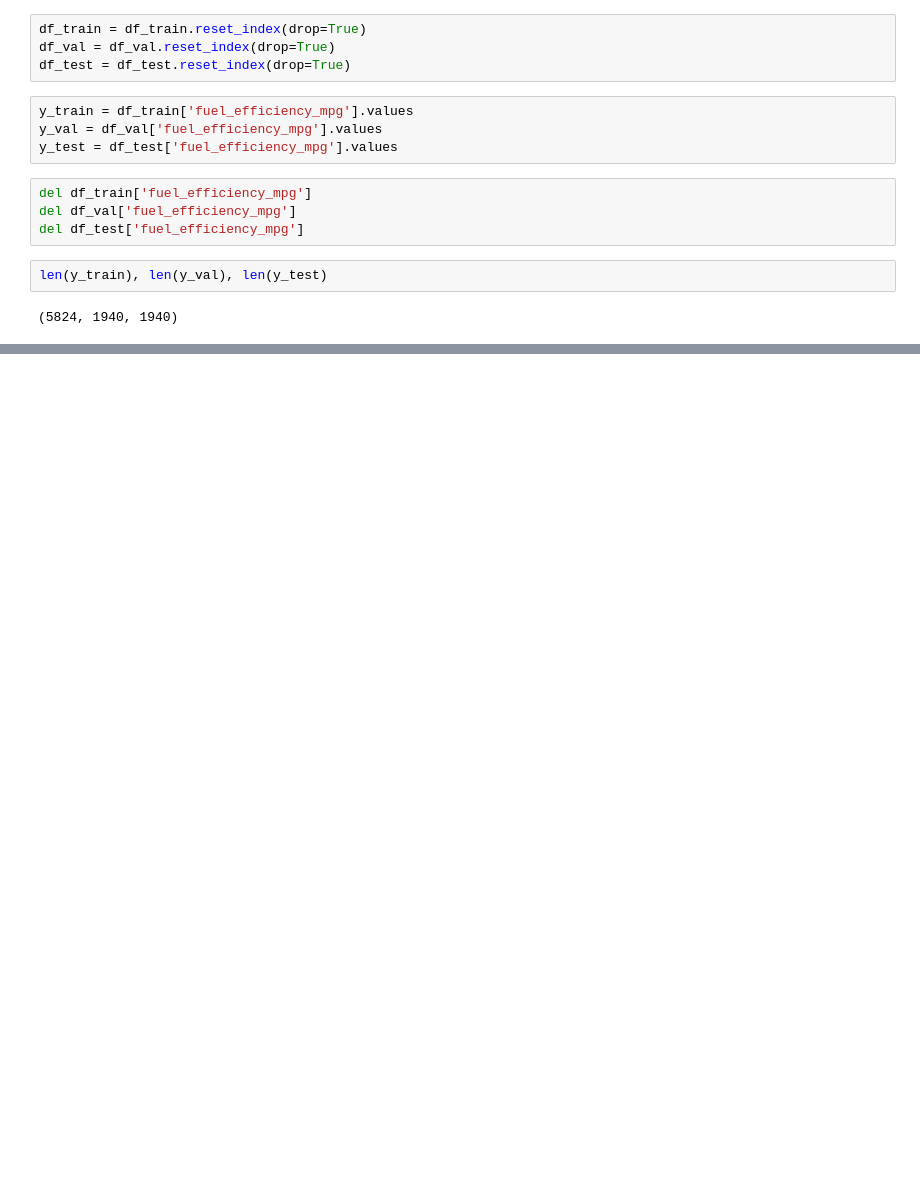
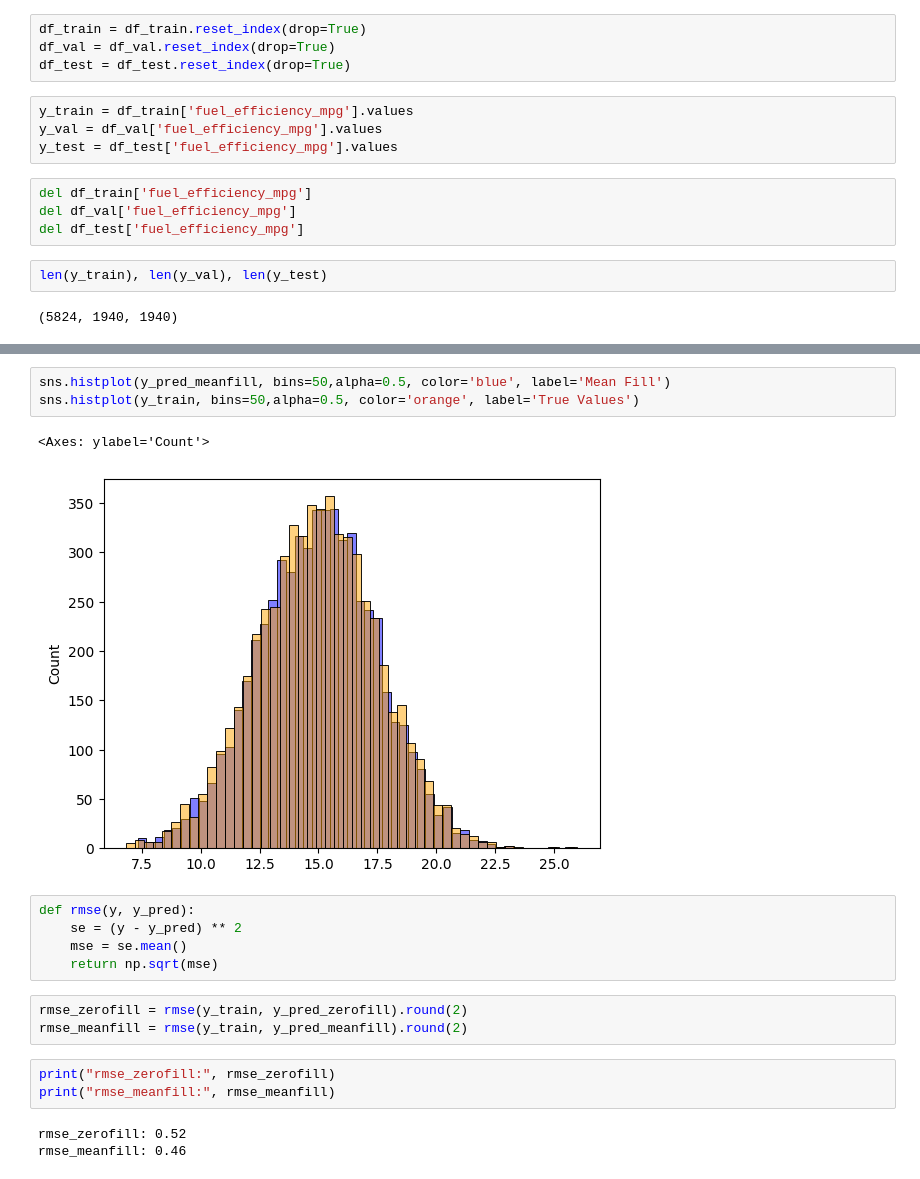
Before and after one commit to BhuvanChaithanya/machine-learning-zoomcamp-homework, a Jupyter notebook: 02-regression/homework2.ipynb, the cells around one changed output, grey strips where cells are left out. Drawn from its saved outputs; the diff is of its cells as text; blank space fills up the shorter version.

```diff
--- a/02-regression/homework2.ipynb
+++ b/02-regression/homework2.ipynb
@@ -224,0 +265,20 @@ dtype: int64
+# %%
+sns.histplot(y_pred_meanfill, bins=50,alpha=0.5, color='blue', label='Mean Fill')
+sns.histplot(y_train, bins=50,alpha=0.5, color='orange', label='True Values')
+# %% [output]
+<Axes: ylabel='Count'>
+[figure, added]
+# %%
+def rmse(y, y_pred):
+    se = (y - y_pred) ** 2
+    mse = se.mean()
+    return np.sqrt(mse)
+# %%
+rmse_zerofill = rmse(y_train, y_pred_zerofill).round(2)
+rmse_meanfill = rmse(y_train, y_pred_meanfill).round(2)
+# %%
+print("rmse_zerofill:", rmse_zerofill)
+print("rmse_meanfill:", rmse_meanfill)
+# %% [output]
+rmse_zerofill: 0.52
+rmse_meanfill: 0.46
```
Also changed, not shown: parts of 25 cells of this notebook.
